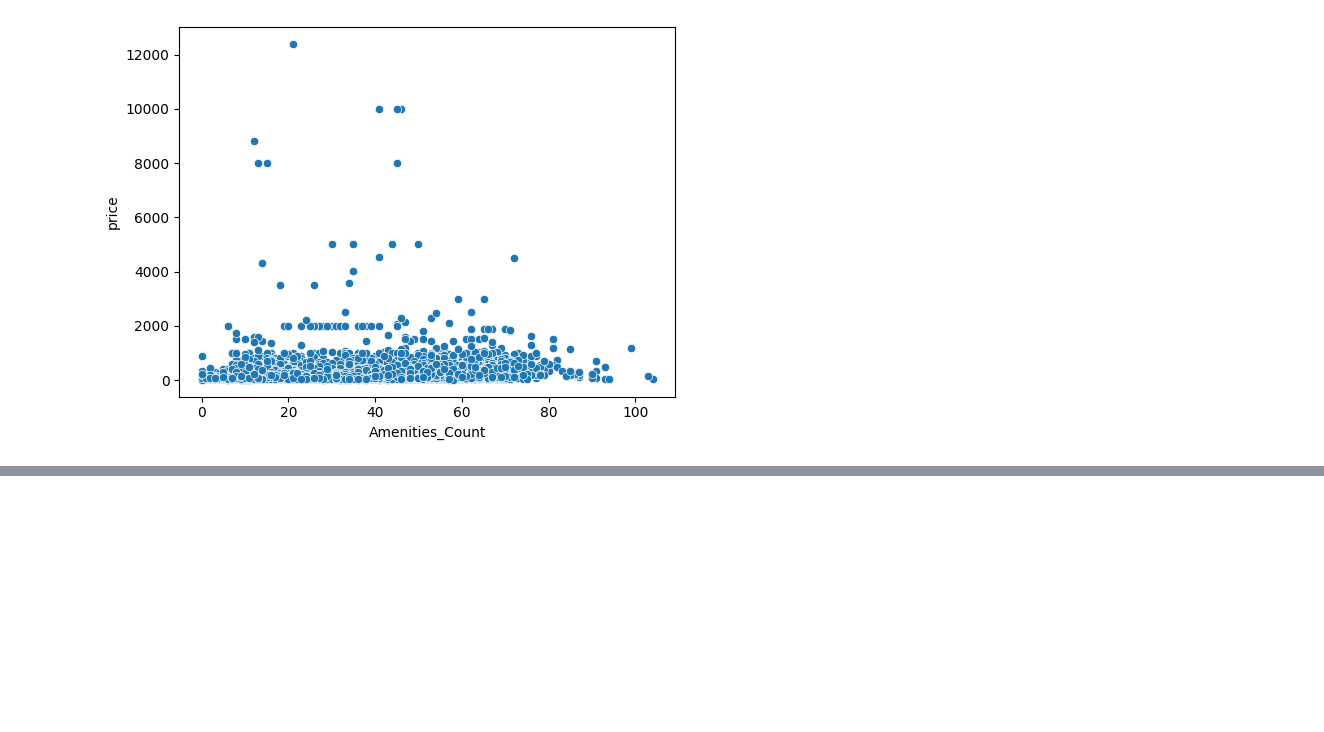
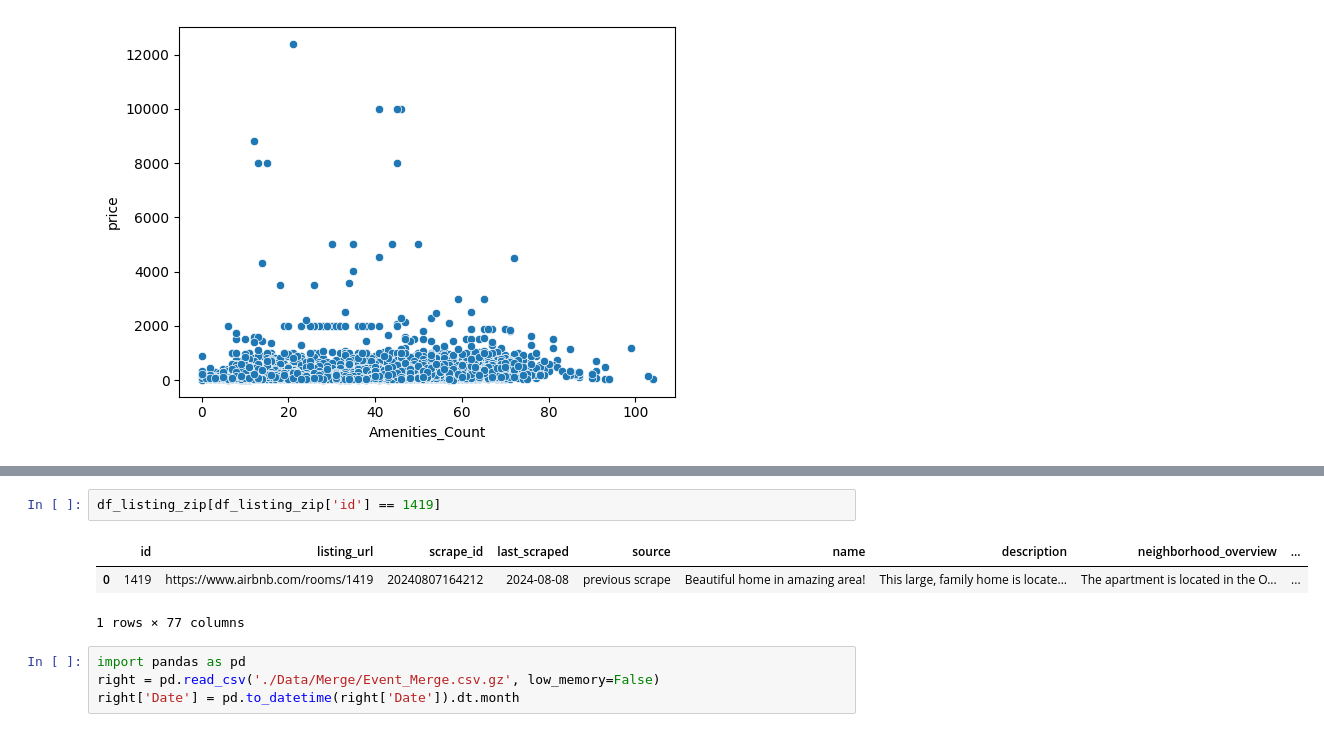
Before and after one commit to Subashcoder/Price_Prediction_and_Optimization, a Jupyter notebook: EDA.ipynb, the cells around one changed output, grey strips where cells are left out. Saved outputs shown, nothing was run; the diff lists cells and outputs as text; blank space fills up the shorter version.

```diff
--- a/EDA.ipynb
+++ b/EDA.ipynb
@@ -196,0 +240,10 @@ fig.show()
+# %%
+df_listing_zip[df_listing_zip['id'] == 1419]
+# %% [output]
+|  | id | listing_url | scrape_id | last_scraped | source | name | description | neighborhood_overview | ... |
+| 0 | 1419 | https://www.airbnb.com/rooms/1419 | 20240807164212 | 2024-08-08 | previous scrape | Beautiful home in amazing area! | This large, family home is locate... | The apartment is located in the O... | ... |
+1 rows × 77 columns
+# %%
+import pandas as pd
+right = pd.read_csv('./Data/Merge/Event_Merge.csv.gz', low_memory=False)
+right['Date'] = pd.to_datetime(right['Date']).dt.month
```
Also changed, not shown: parts of 9 cells of this notebook, 29 other files.
